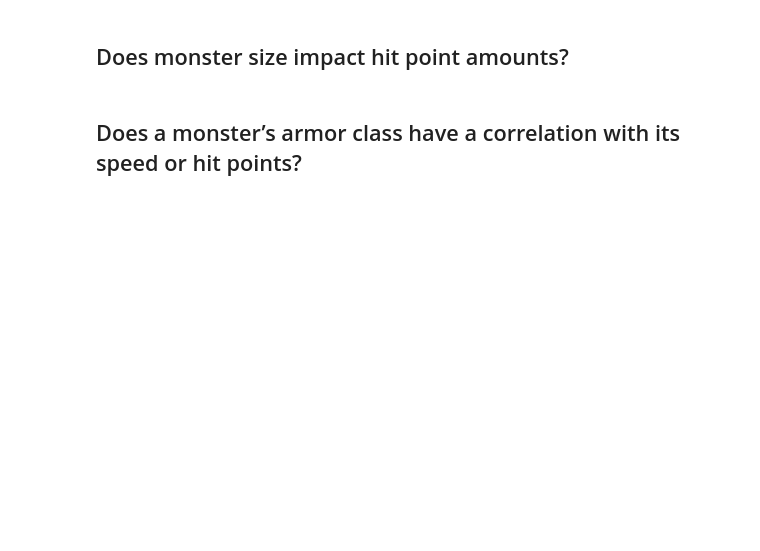
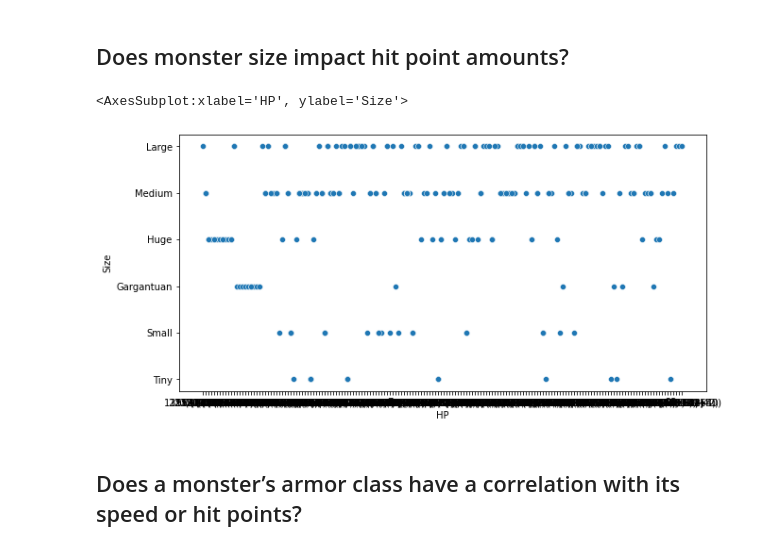
Before and after one commit to dmm4613/dnd-eda, a Jupyter notebook: dnd-eda.ipynb, the cells around one changed output. Cells and saved outputs as stored; diff of their text form; code cells hidden in the pictures; blank space fills up the shorter version.

```diff
--- a/dnd-eda.ipynb
+++ b/dnd-eda.ipynb
@@ -167,4 +219,14 @@ histogram = sns.histplot(vals)
 # %% [markdown]
 ## Does monster size impact hit point amounts?
+# %%
+monster_size_and_hp = dnd[['Size', 'HP']]
+monster_size = monster_size_and_hp['Size']
+monster_hp = monster_size_and_hp['HP']
+# %%
+fig, ax = plt.subplots(figsize=(10,5))
+sns.scatterplot(x=monster_hp, y=monster_size, data=monster_size_and_hp)
+# %% [output]
+<AxesSubplot:xlabel='HP', ylabel='Size'>
+[figure, added]
 # %% [markdown]
 ## Does a monster’s armor class have a correlation with its speed or hit points?
```
Also changed, not shown: parts of 12 cells of this notebook, 1 other file.
